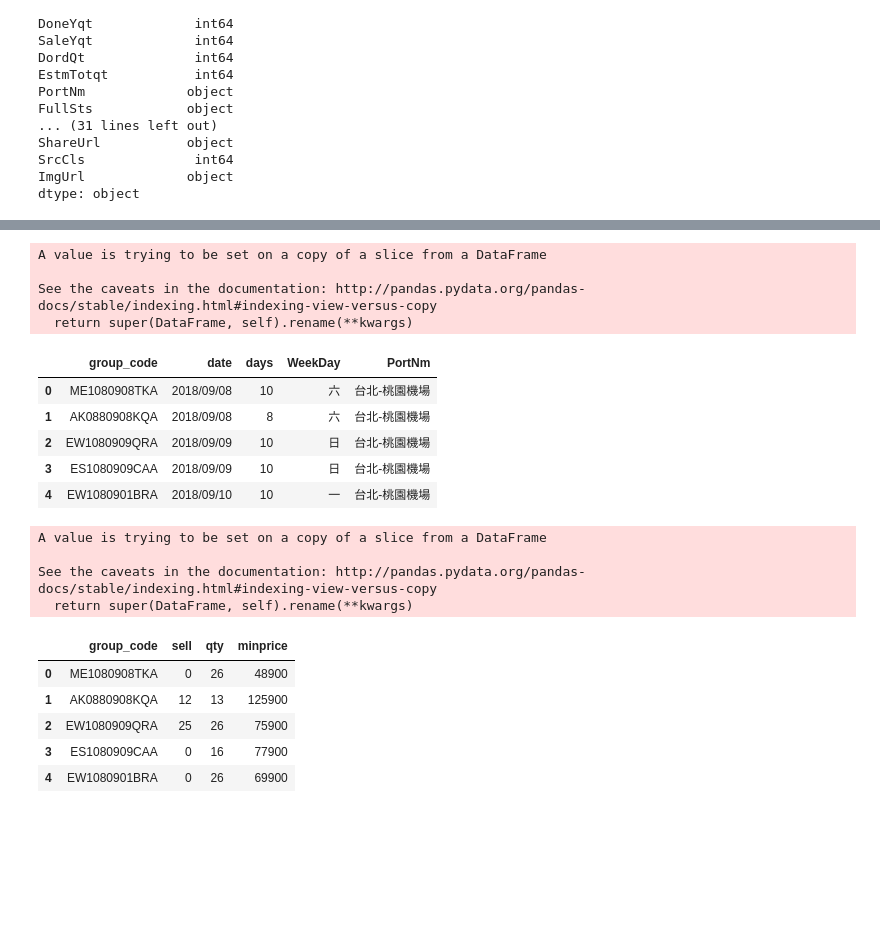
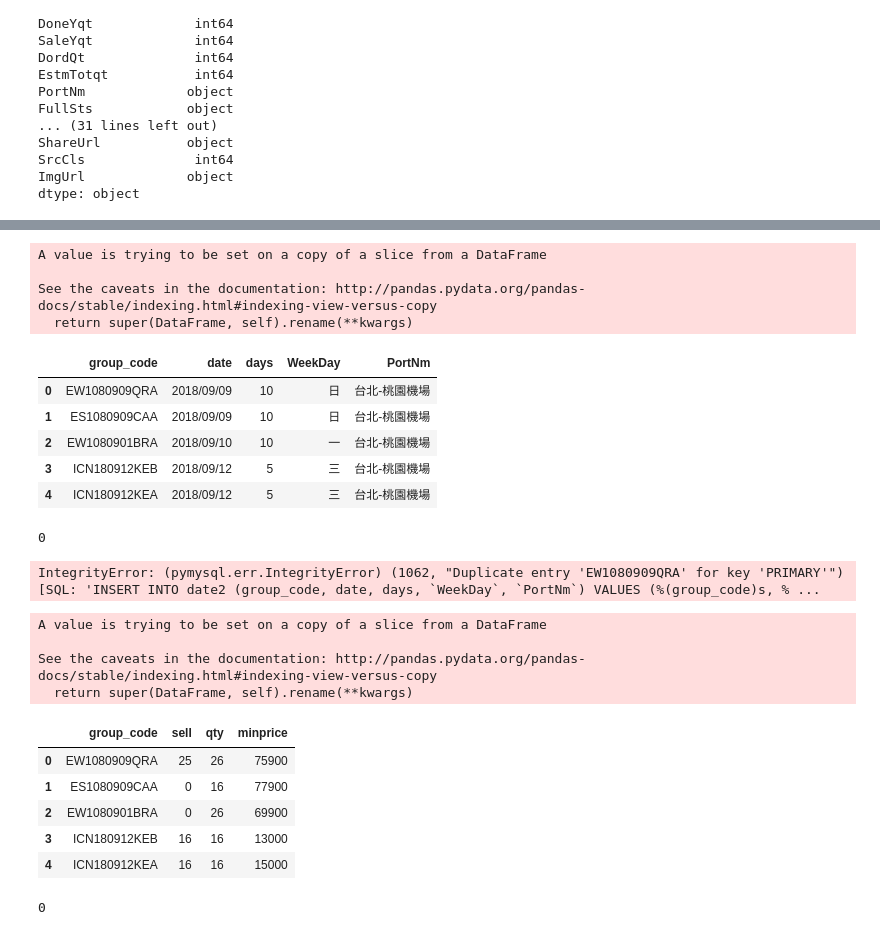
Before and after one commit to catxxx591/tour, a Jupyter notebook: tour2.ipynb, the cells around one changed output, grey strips where cells are left out. Cells and saved outputs as stored; diff of their text form; code cells hidden in the pictures; blank space fills up the shorter version.

```diff
--- a/tour2.ipynb
+++ b/tour2.ipynb
@@ -175,25 +194,46 @@ Name: 0, dtype: object
 # %%
 #將資料依需求篩選欄位，並將欄位名稱改為旅遊咖網頁使用名稱，最後將結果存入mysql
 
 date2 = data2[['GrupCd','LeavDt','GrupLn','WeekDay','PortNm']]
 date2.rename(columns={'GrupCd':'group_code','LeavDt':'date','GrupLn':'days'},inplace = True)
-date2.to_sql(name='date2',con=engine,  if_exists = 'replace', index=False)
+
 date2.head()
 # %% [output]
 A value is trying to be set on a copy of a slice from a DataFrame
 
 See the caveats in the documentation: http://pandas.pydata.org/pandas-docs/stable/indexing.html#indexing-view-versus-copy
   return super(DataFrame, self).rename(**kwargs)
 |  | group_code | date | days | WeekDay | PortNm |
-| 0 | ME1080908TKA | 2018/09/08 | 10 | 六 | 台北-桃園機場 |
-| 1 | AK0880908KQA | 2018/09/08 | 8 | 六 | 台北-桃園機場 |
-| 2 | EW1080909QRA | 2018/09/09 | 10 | 日 | 台北-桃園機場 |
-| 3 | ES1080909CAA | 2018/09/09 | 10 | 日 | 台北-桃園機場 |
-| 4 | EW1080901BRA | 2018/09/10 | 10 | 一 | 台北-桃園機場 |
+| 0 | EW1080909QRA | 2018/09/09 | 10 | 日 | 台北-桃園機場 |
+| 1 | ES1080909CAA | 2018/09/09 | 10 | 日 | 台北-桃園機場 |
+| 2 | EW1080901BRA | 2018/09/10 | 10 | 一 | 台北-桃園機場 |
+| 3 | ICN180912KEB | 2018/09/12 | 5 | 三 | 台北-桃園機場 |
+| 4 | ICN180912KEA | 2018/09/12 | 5 | 三 | 台北-桃園機場 |
+# %%
+sql = (
+"""    CREATE TABLE `tour`.`date2` (
+
+  `group_code` VARCHAR(15) NOT NULL,
+  `date` VARCHAR(10)  NULL,
+  `days` INT NULL,
+  `WeekDay` VARCHAR(2),
+  `PortNm` VARCHAR(15) NULL,
+  PRIMARY KEY (`group_code`),
+  UNIQUE INDEX `group_code_UNIQUE` (`group_code` ASC) VISIBLE);"""
+)
+
+cursor.execute(sql)
+# %% [output]
+0
+# %%
+
+date2.to_sql(name='date2',con=engine,  if_exists = 'append', index=False)
+# %% [output]
+IntegrityError: (pymysql.err.IntegrityError) (1062, "Duplicate entry 'EW1080909QRA' for key 'PRIMARY'") [SQL: 'INSERT INTO date2 (group_code, date, days, `WeekDay`, `PortNm`) VALUES (%(group_code)s, % ...
 # %%
 sale2 = data2[['GrupCd','SaleYqt','EstmTotqt','SaleAm']]
 sale2.rename(columns={'GrupCd':'group_code','SaleYqt':'sell','EstmTotqt':'qty','SaleAm':'minprice'},inplace = True)
-sale2.to_sql(name='sale2',con=engine,  if_exists = 'replace', index=False)
+
 sale2.head()
 # %% [output]
 A value is trying to be set on a copy of a slice from a DataFrame
@@ -201,8 +241,23 @@ A value is trying to be set on a copy of a slice from a DataFrame
 See the caveats in the documentation: http://pandas.pydata.org/pandas-docs/stable/indexing.html#indexing-view-versus-copy
   return super(DataFrame, self).rename(**kwargs)
 |  | group_code | sell | qty | minprice |
-| 0 | ME1080908TKA | 0 | 26 | 48900 |
-| 1 | AK0880908KQA | 12 | 13 | 125900 |
-| 2 | EW1080909QRA | 25 | 26 | 75900 |
-| 3 | ES1080909CAA | 0 | 16 | 77900 |
-| 4 | EW1080901BRA | 0 | 26 | 69900 |
+| 0 | EW1080909QRA | 25 | 26 | 75900 |
+| 1 | ES1080909CAA | 0 | 16 | 77900 |
+| 2 | EW1080901BRA | 0 | 26 | 69900 |
+| 3 | ICN180912KEB | 16 | 16 | 13000 |
+| 4 | ICN180912KEA | 16 | 16 | 15000 |
+# %%
+sql = (
+"""    CREATE TABLE `tour`.`sale2` (
+
+  `group_code` VARCHAR(15) NOT NULL,
+  `sell` INT NULL,
+  `qty` INT NULL,
+  `minprice` INT NULL,
+  PRIMARY KEY (`group_code`),
+  UNIQUE INDEX `group_code_UNIQUE` (`group_code` ASC) VISIBLE);"""
+)
+
+cursor.execute(sql)
+# %% [output]
+0
```
Also changed, not shown: parts of 32 cells of this notebook.
